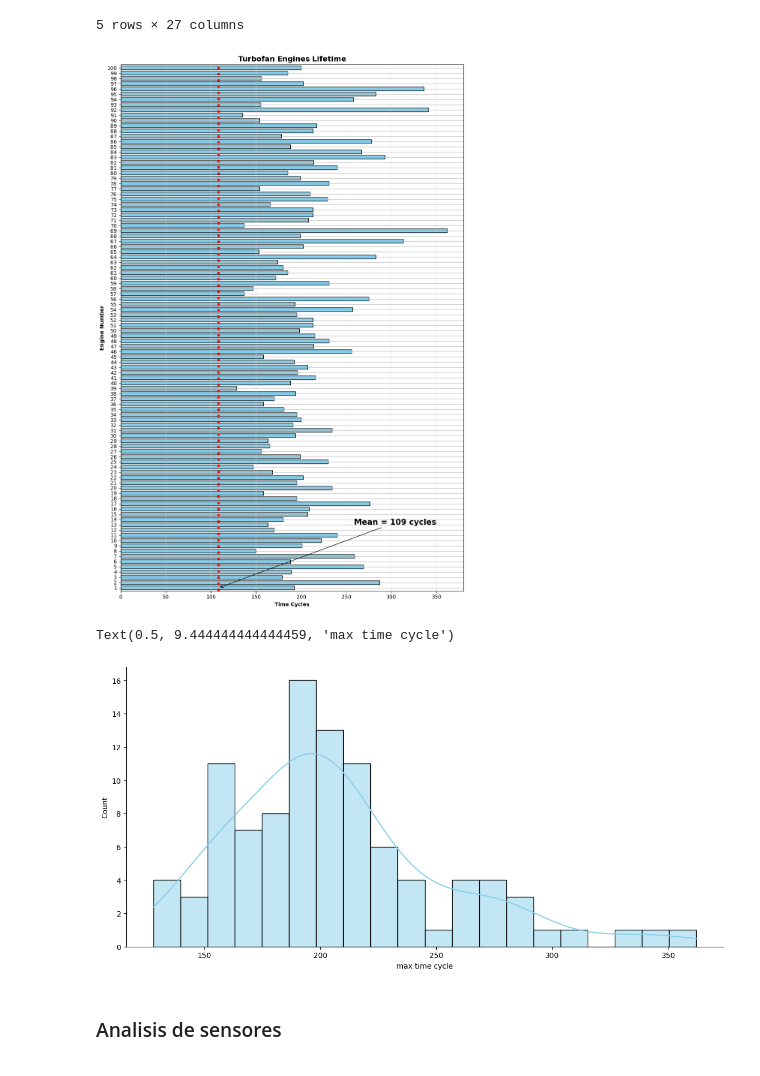
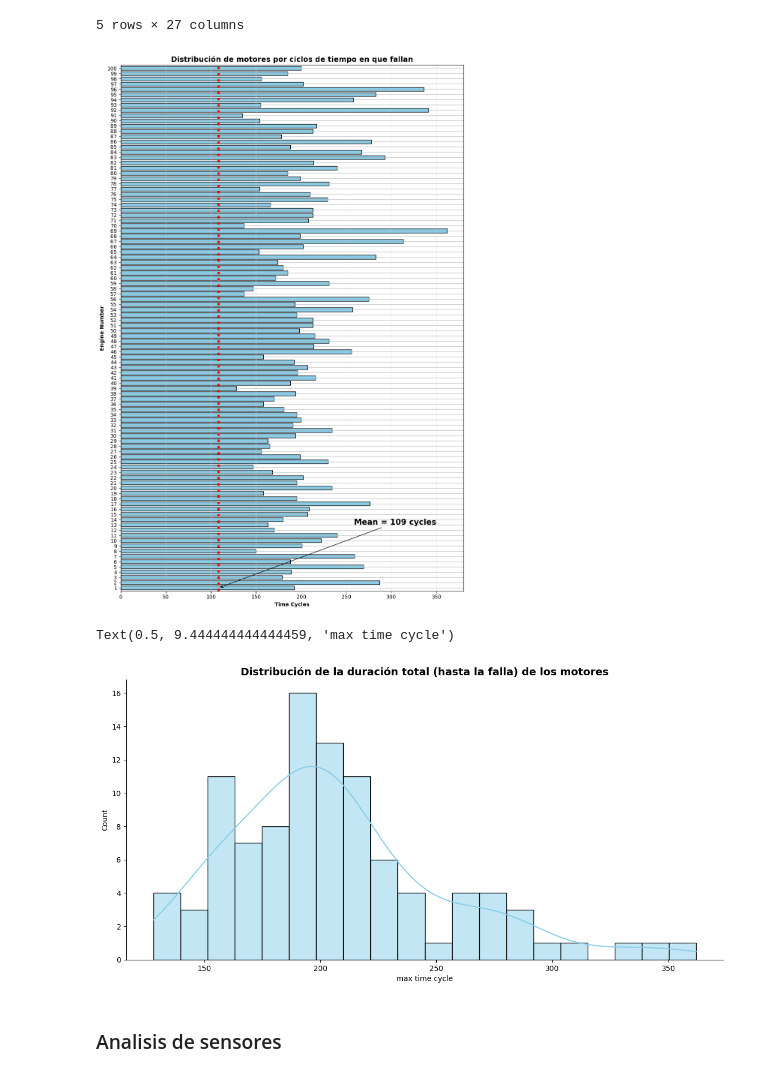
Before and after one commit to ADHermoso/m.predictivos_proy.final, a Jupyter notebook: codigo_python/proy.final_adhermoso_rl.ipynb, the cells around one changed output. Cells and saved outputs as stored; diff of their text form; code cells hidden in the pictures.

```diff
--- a/codigo_python/proy.final_adhermoso_rl.ipynb
+++ b/codigo_python/proy.final_adhermoso_rl.ipynb
@@ -315,40 +315,41 @@ rul_max.head()
 # %%
 # Agrupa los motores por el maximo ciclo que corre.
 max_time_cycles = train_file[eng_info].groupby('unit_number')['time_cycles'].max()
 mean_time_cycles = train_file['time_cycles'].mean()
 
 # Distribución
 plt.subplots(figsize=(10, 15))
 ax = max_time_cycles.plot(kind='barh', width=0.75, color= 'skyblue', edgecolor='black')
-plt.title('Turbofan Engines Lifetime', fontweight='bold', fontsize=14)
+plt.title('Distribución de motores por ciclos de tiempo en que fallan', fontweight='bold', fontsize=14)
 plt.xlabel('Time Cycles', fontweight='bold', fontsize=10)
 plt.ylabel('Engine Number', fontweight='bold', fontsize=10)
 plt.xticks(fontsize=10)
 plt.yticks(fontsize=10)
 plt.grid(True, which='major', axis='x', linestyle='--', linewidth=0.5, color='#d3d3d3')
 
 ax.axvline(mean_time_cycles, ls='dotted', color='r', linewidth=4.5, label='Mean Time Cycle')
 plt.annotate('Mean = 109 cycles',
              xy=(mean_time_cycles, 0),
              xytext=(mean_time_cycles + 150, 12),  # adjust offset as needed
              arrowprops=dict(arrowstyle='->', color='black'),
              fontsize=15, fontweight='bold',  color='black')
 
 plt.grid(True)
 plt.tight_layout()
 plt.show()
 # %% [output]
-[figure, old version]
+[figure, new version]
 # %%
 #Distribución de los ciclos de tiempo
 #ndex_names = ['unit_number', 'time_cycles']
 max_time_cycles = train_file[eng_info].groupby('unit_number').max()
 
 sns.displot(max_time_cycles['time_cycles'],kde=True,bins=20,height=6,aspect=2,  color= 'skyblue', edgecolor='black')
+plt.title('Distribución de la duración total (hasta la falla) de los motores', fontweight='bold', fontsize=14)
 plt.xlabel('max time cycle')
 # %% [output]
 Text(0.5, 9.444444444444459, 'max time cycle')
-[figure, old version]
+[figure, new version]
 # %% [markdown]
 ### Analisis de sensores
 # %%
```
Also changed, not shown: parts of 7 cells of this notebook, 1 other file.
